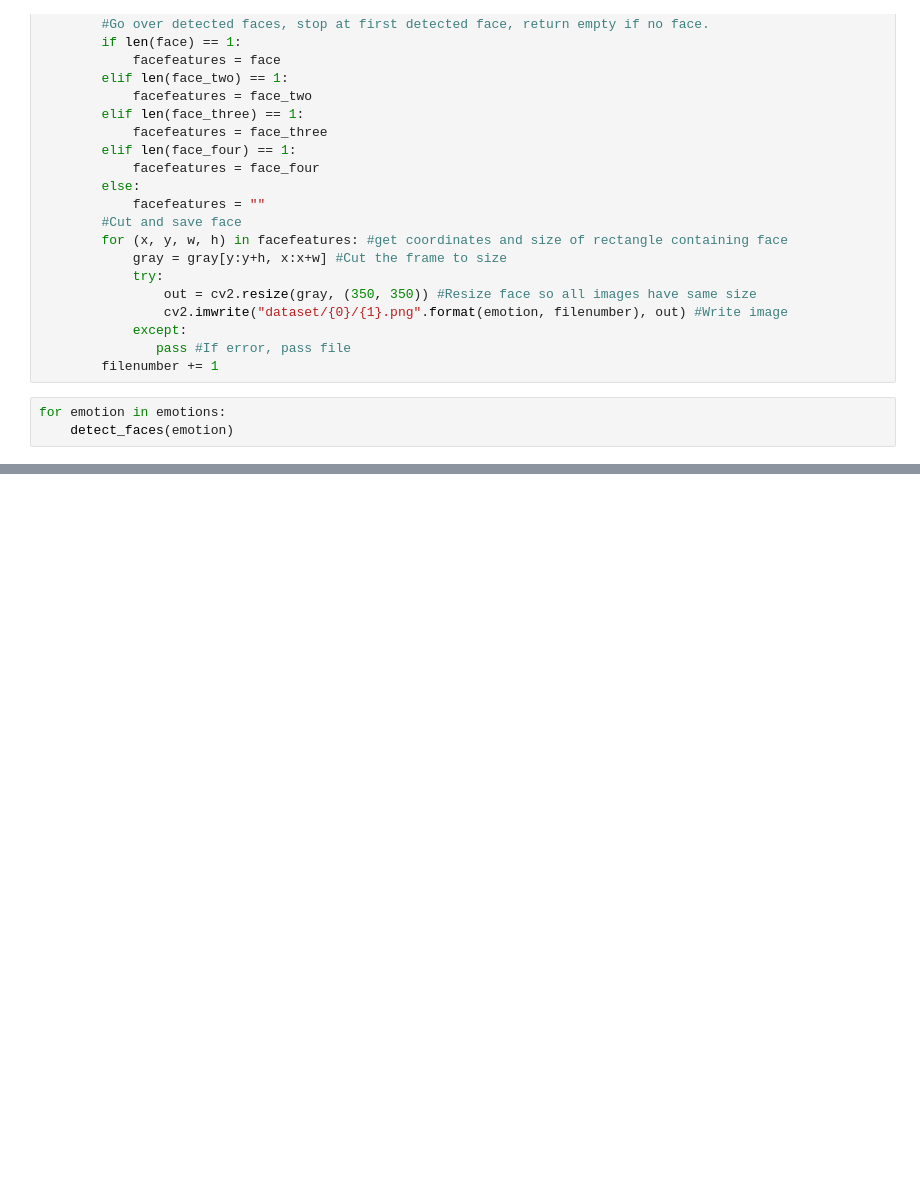
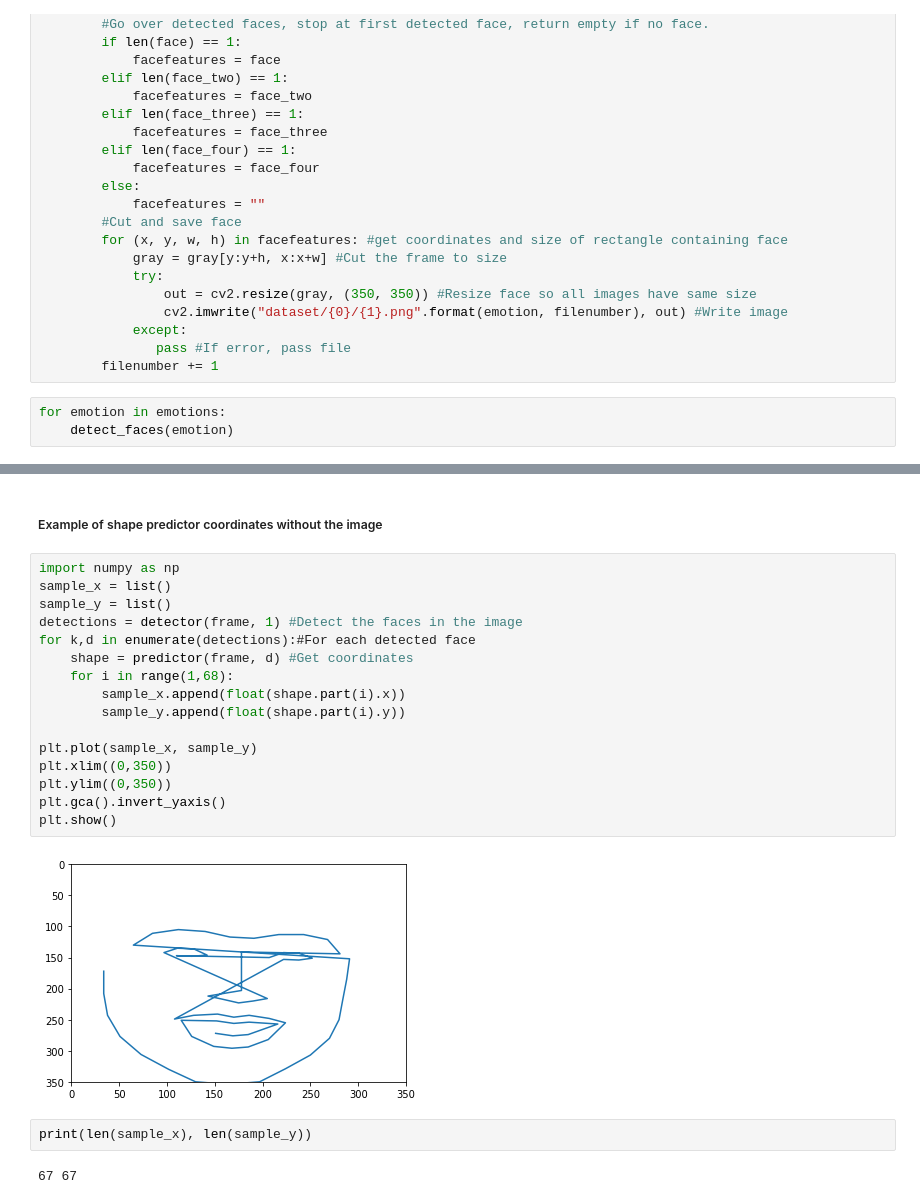
Before and after one commit to karthikBalasubramanian/FER, a Jupyter notebook: FER Capstone Implementation.ipynb, the cells around one changed output, grey strips where cells are left out. Cells and saved outputs as stored; diff of their text form; blank space fills up the shorter version.

```diff
--- a/FER Capstone Implementation.ipynb
+++ b/FER Capstone Implementation.ipynb
@@ -145,0 +190,24 @@ files
+# %% [markdown]
+##### Example of shape predictor coordinates without the image
+# %%
+import numpy as np
+sample_x = list()
+sample_y = list()
+detections = detector(frame, 1) #Detect the faces in the image
+for k,d in enumerate(detections):#For each detected face
+    shape = predictor(frame, d) #Get coordinates
+    for i in range(1,68):
+        sample_x.append(float(shape.part(i).x))
+        sample_y.append(float(shape.part(i).y))
+
+plt.plot(sample_x, sample_y)
+plt.xlim((0,350))
+plt.ylim((0,350))
+plt.gca().invert_yaxis()
+plt.show()
+# %% [output]
+[figure, added]
+# %%
+print(len(sample_x), len(sample_y))
+# %% [output]
+67 67
```
Also changed, not shown: parts of 19 cells of this notebook, 1 other file.
